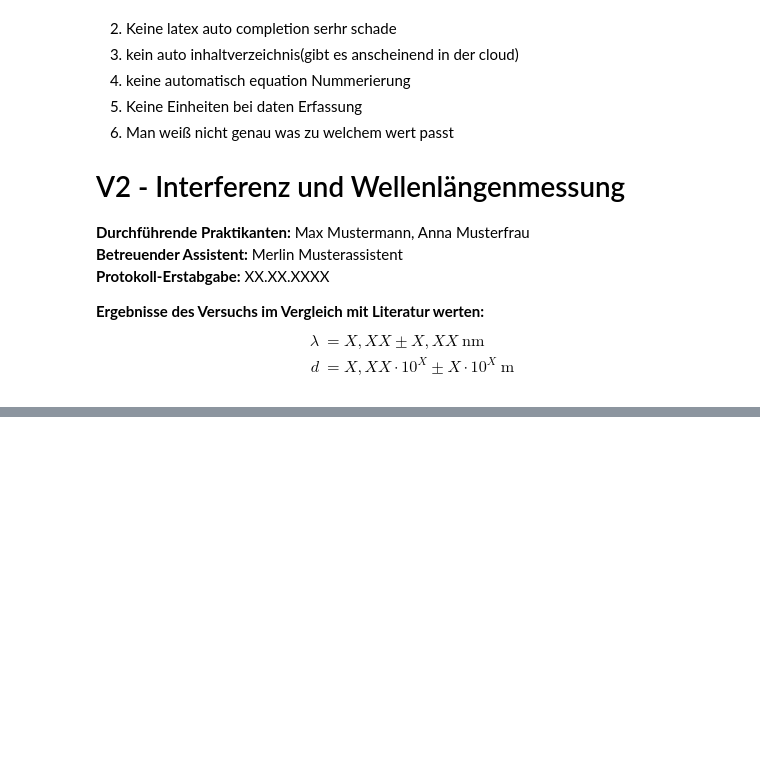
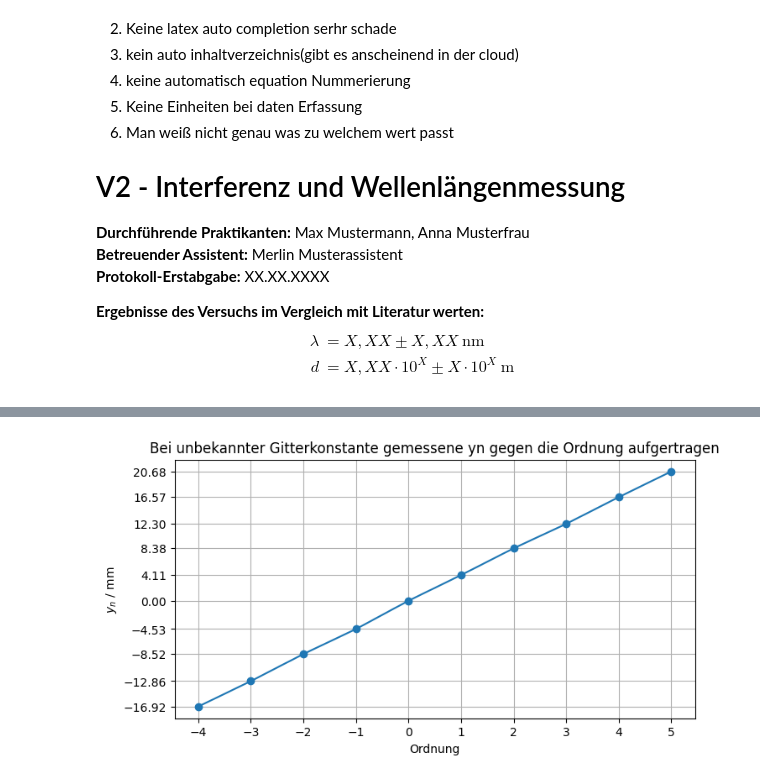
Before and after one commit to HansoTell/Computercafe, a Jupyter notebook: V2J/V2.ipynb, the cells around one changed output, grey strips where cells are left out. Drawn from its saved outputs; the diff is of its cells as text; code cells hidden in the pictures; blank space fills up the shorter version.

```diff
--- a/V2J/V2.ipynb
+++ b/V2J/V2.ipynb
@@ -370,0 +383,36 @@ data = StringIO("""
+# %%
+lmbda = 5.32 * pow(10, -7)
+
+yn_d_data = StringIO("""
+#Ordnung yn / m
+-4       -0.016921
+-3       -0.012855
+-2       -0.008523
+-1       -0.004527
+0         0
+1         0.004108
+2         0.008384
+3         0.012296
+4         0.016572
+5         0.020680
+""")
+
+n_d, yn_d = np.loadtxt(yn_d_data, unpack=True)
+# %%
+
+#not entirely sure was für plots alles gebracuth werden??
+#Ist der Plot genug aussagend wenn man das experiment versteht ja aber sonst könnte verwirrung stiften
+#In mm oder m ausdrücken??
+
+plt.figure(figsize=(figwidth,  0.5*figwidth))
+plt.plot(n_d, yn_d* 10**3, '-o')
+plt.xlabel("Ordnung")
+plt.ylabel(r'$y_n$ / mm')
+plt.grid()
+plt.yticks(yn_d * 10**3)
+plt.xticks(n_d)
+
+plt.title("Bei unbekannter Gitterkonstante gemessene yn gegen die Ordnung aufgertragen")
+plt.show()
+# %% [output]
+[figure, added]
```
Also changed, not shown: parts of 20 cells of this notebook.
